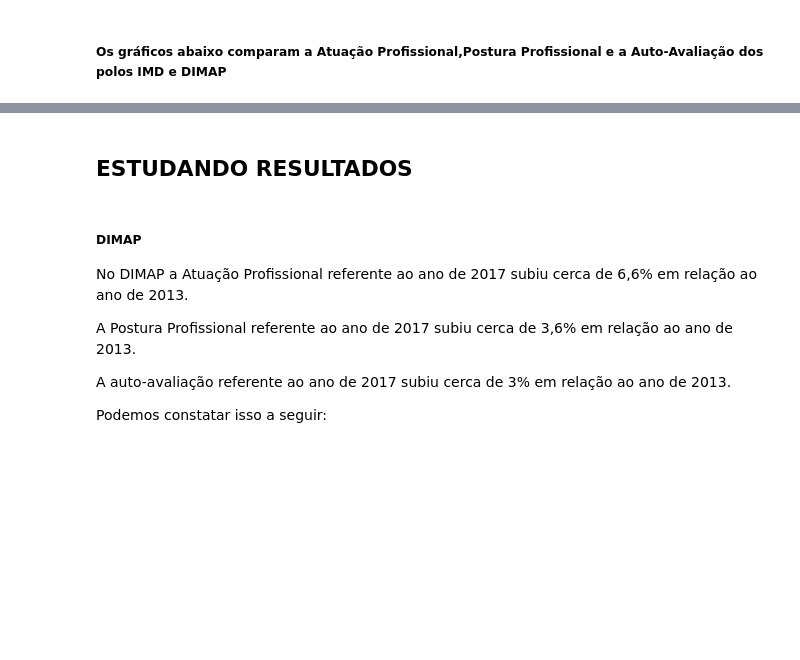
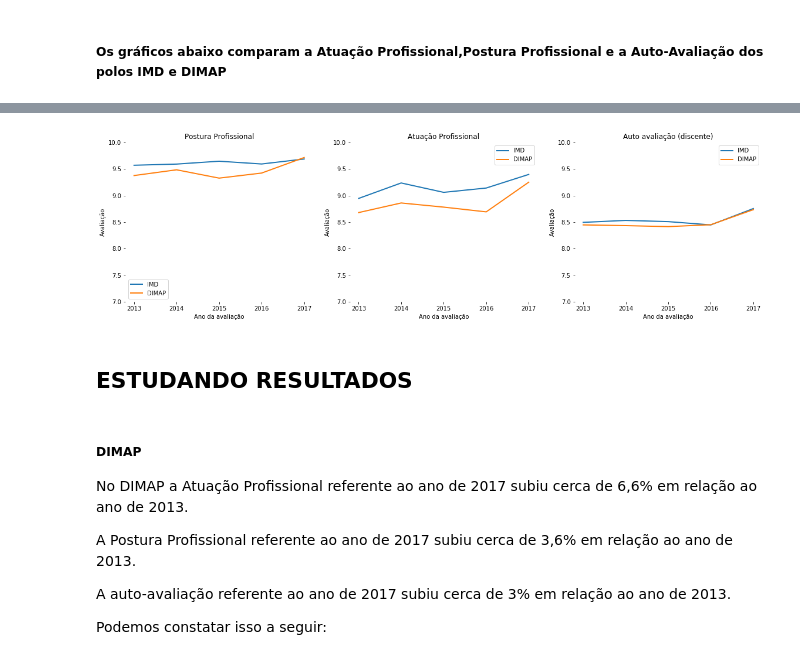
Before and after one commit to natanfernandes/ProjetoProbabilidade, a Jupyter notebook: Projeto Probabilidade.ipynb, the cells around one changed output, grey strips where cells are left out. Saved outputs shown, nothing was run; the diff lists cells and outputs as text; code cells hidden in the pictures; blank space fills up the shorter version.

```diff
--- a/Projeto Probabilidade.ipynb
+++ b/Projeto Probabilidade.ipynb
@@ -102,8 +69,9 @@ avaliacoes_2017 = pd.concat([docentes_avaliacao_dimap_2017, docentes_avaliacao_i
 # %%
 #Juntando os dados das avaliações no intervalo de anos de 2013 à 2017 em só tabela de dados de cada polo
-avaliacoes_dimap = pd.concat([docentes_avaliacao_dimap_2013,docentes_avaliacao_dimap_2014,docentes_avaliacao_dimap_2015,docentes_avaliacao_dimap_2016,docentes_avaliacao_dimap_2017])
-avaliacoes_imd = pd.concat([docentes_avaliacao_imd_2013,docentes_avaliacao_imd_2014,docentes_avaliacao_imd_2015,docentes_avaliacao_imd_2016,docentes_avaliacao_imd_2017])
-#E  juntando todas as avaliações dos dois polos em apenas uma tabela
+avaliacoes_imd = pd.concat(docentes_avaliacao_imd_anos)
+avaliacoes_dimap = pd.concat(docentes_avaliacao_dimap_anos)
+
+#E juntando todas as avaliações dos dois polos em apenas uma tabela
 avaliacoes = pd.concat([avaliacoes_dimap,avaliacoes_imd])
 # %% [markdown]
 ### Preparando as avaliações para os gráficos
@@ -186,21 +124,17 @@ docentes_avaliacao_media_dimap_2017["admissao"] = docentes_avaliacao_media_dimap
 # %%
 #Gerando tabela com as medias das avaliações do polo IMD
-avaliacoes_imd_media = avaliacoes_imd.pivot_table(index="ano",
-                 values=["postura_profissional_media","atuacao_profissional_media", "autoavaliacao_aluno_media"],
-                 aggfunc=np.mean)
-anos= [2013,2014,2015,2016,2017]
+avaliacoes_imd_media = avaliacoes_imd.pivot_table(index="ano", values=colunas, aggfunc=np.mean)
 avaliacoes_imd_media['ano'] = anos
+
 #Renomeando colunas
 avaliacoes_imd_media.rename(columns={'postura_profissional_media': 'postura_profissional_media_imd',
                                  'autoavaliacao_aluno_media' : 'autoavaliacao_aluno_media_imd',
                                  'atuacao_profissional_media' : 'atuacao_profissional_media_imd'}, inplace=True)
 # %%
 #Gerando tabela com as medias das avaliações do polo DIMAP
-avaliacoes_dimap_media = avaliacoes_dimap.pivot_table(index="ano",
-                 values=["postura_profissional_media","atuacao_profissional_media", "autoavaliacao_aluno_media"],
-                 aggfunc=np.mean)
-anos= [2013,2014,2015,2016,2017]
+avaliacoes_dimap_media = avaliacoes_dimap.pivot_table(index="ano", values=colunas, aggfunc=np.mean)
 avaliacoes_dimap_media['ano'] = anos
+
 #Renomeando colunas
 avaliacoes_dimap_media.rename(columns={'postura_profissional_media': 'postura_profissional_media_dimap',
                                  'autoavaliacao_aluno_media' : 'autoavaliacao_aluno_media_dimap',
@@ -352,3 +245,61 @@ plt.show()
+# %%
+fig = plt.figure(figsize=(40,5))
+
+attr_y_columns_postura = ["postura_profissional_media_imd", "postura_profissional_media_dimap"]
+attr_y_columns_atuacao = ["atuacao_profissional_media_imd", "atuacao_profissional_media_dimap"]
+attr_y_columns_autoavaliacao = ["autoavaliacao_aluno_media_imd", "autoavaliacao_aluno_media_dimap"]
+attr_labels = ["IMD", "DIMAP"]
+
+#Primeiro gráfico mostrado abaixo referente ao ano de 2013
+ax5 = fig.add_subplot()
+ax6 = fig.add_subplot()
+ax7 = fig.add_subplot()
+
+ax5 = fig.add_subplot(1, 6, 1)
+ax5.plot(avaliacoes_medias.ano, avaliacoes_medias[attr_y_columns_postura], linewidth=2)
+ax5.legend(loc='best', labels=attr_labels)
+
+ax5.set_ylim(7,10)
+ax5.set_xlabel('Ano da avaliação')
+ax5.set_ylabel('Avaliação')
+ax5.set_xticks(anos);
+
+plt.title("Postura Profissional");
+
+for i in ["right", "top", "bottom", "left"]:
+    ax5.spines[i].set_visible(False)
+
+ax6 = fig.add_subplot(1, 6, 2)
+ax6.plot(avaliacoes_medias.ano, avaliacoes_medias[attr_y_columns_atuacao], linewidth=2)
+ax6.legend(loc='best', labels=attr_labels)
+
+ax6.set_ylim(7,10)
+ax6.set_xlabel('Ano da avaliação')
+ax6.set_ylabel('Avaliação')
+ax6.set_xticks(anos);
+
+plt.title("Atuação Profissional");
+
+for i in ["right", "top", "bottom", "left"]:
+    ax6.spines[i].set_visible(False)
+
+ax7 = fig.add_subplot(1, 6, 3)
+ax7.plot(avaliacoes_medias.ano, avaliacoes_medias[attr_y_columns_autoavaliacao], linewidth=2)
+ax7.legend(loc='best', labels=attr_labels)
+
+ax7.set_ylim(7,10)
+ax7.set_xlabel('Ano da avaliação')
+ax7.set_ylabel('Avaliação')
+ax7.set_xticks(anos);
+
+plt.title("Auto avaliação (discente)");
+
+for i in ["right", "top", "bottom", "left"]:
+    ax7.spines[i].set_visible(False)
+
+plt.show()
+# %% [output]
+[figure, added]
 # %% [markdown]
 ## ESTUDANDO RESULTADOS
 # %% [markdown]
```
Also changed, not shown: parts of 19 cells of this notebook.
